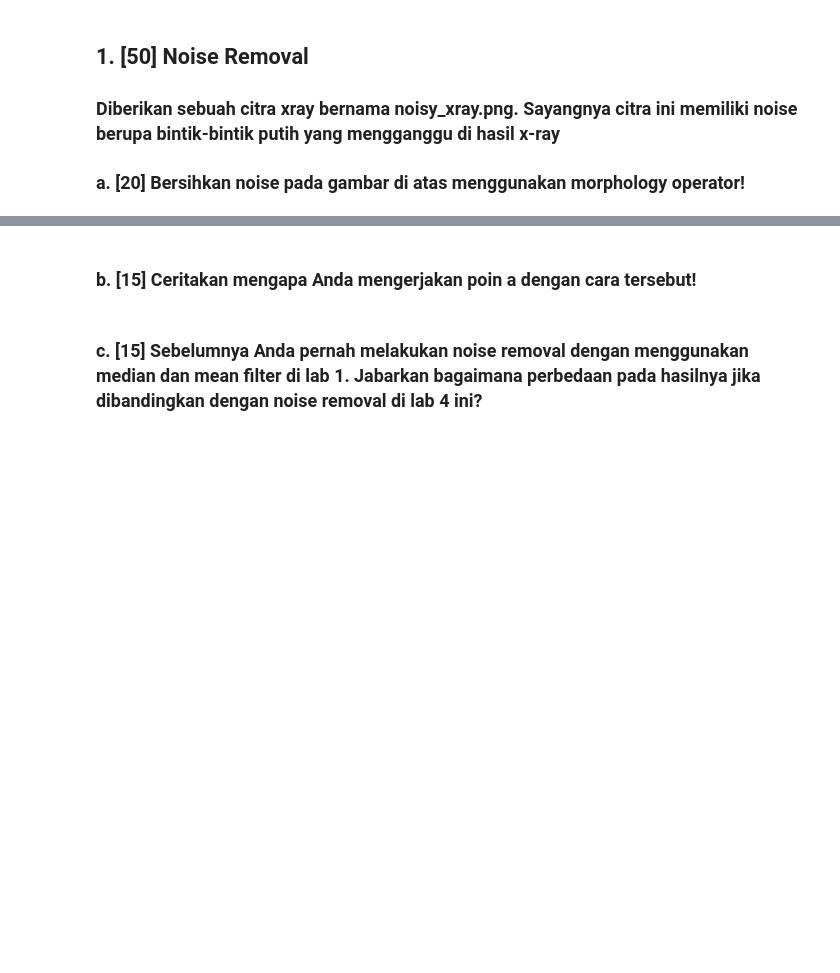
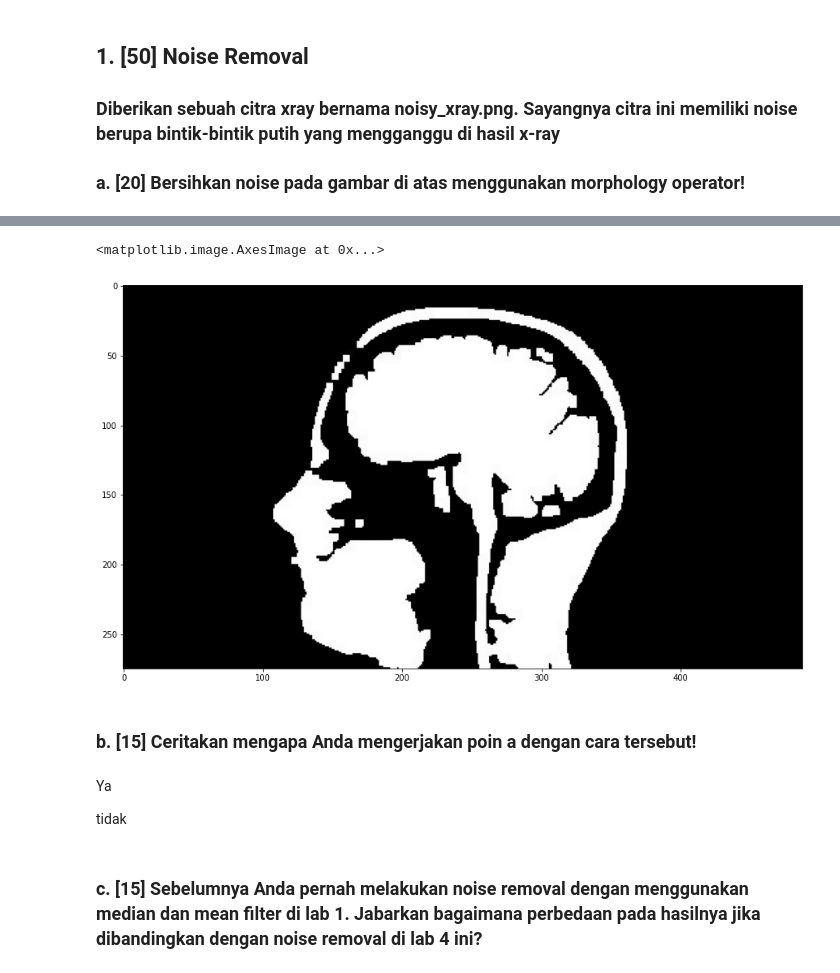
Before and after one commit to fahdikrie/pengcit212, a Jupyter notebook: Lab/Lab 4/Lab4_FahdiiAjmalalFikrie_1906398370.ipynb, the cells around one changed output, grey strips where cells are left out. Drawn from its saved outputs; the diff is of its cells as text; code cells hidden in the pictures; blank space fills up the shorter version.

```diff
--- a/Lab/Lab 4/Lab4_FahdiiAjmalalFikrie_1906398370.ipynb
+++ b/Lab/Lab 4/Lab4_FahdiiAjmalalFikrie_1906398370.ipynb
@@ -23,4 +32,19 @@ from skimage import util
+# %%
+# Melakukan operasi morfologi Opening dengan strel persegi ukuran 5x5
+strel = morphology.rectangle(5, 5)
+xray_img_opening = morphology.opening(xray_img, strel)
+xray_img_opening_rgb = color.gray2rgb(xray_img_opening)
+
+plt.figure(figsize=(15, 15))
+plt.imshow(xray_img_opening_rgb)
+# %% [output]
+<matplotlib.image.AxesImage at 0x...>
+[figure, added]
 # %% [markdown]
 ### b. [15] Ceritakan mengapa Anda mengerjakan poin a dengan cara tersebut!
+# %% [markdown]
+Ya
+
+tidak
 # %% [markdown]
 ### c. [15] Sebelumnya Anda pernah melakukan noise removal dengan menggunakan median dan mean filter di lab 1. Jabarkan bagaimana perbedaan pada hasilnya jika dibandingkan dengan noise removal di lab 4 ini?
```
Also changed, not shown: parts of 12 cells of this notebook, 11 other files.
